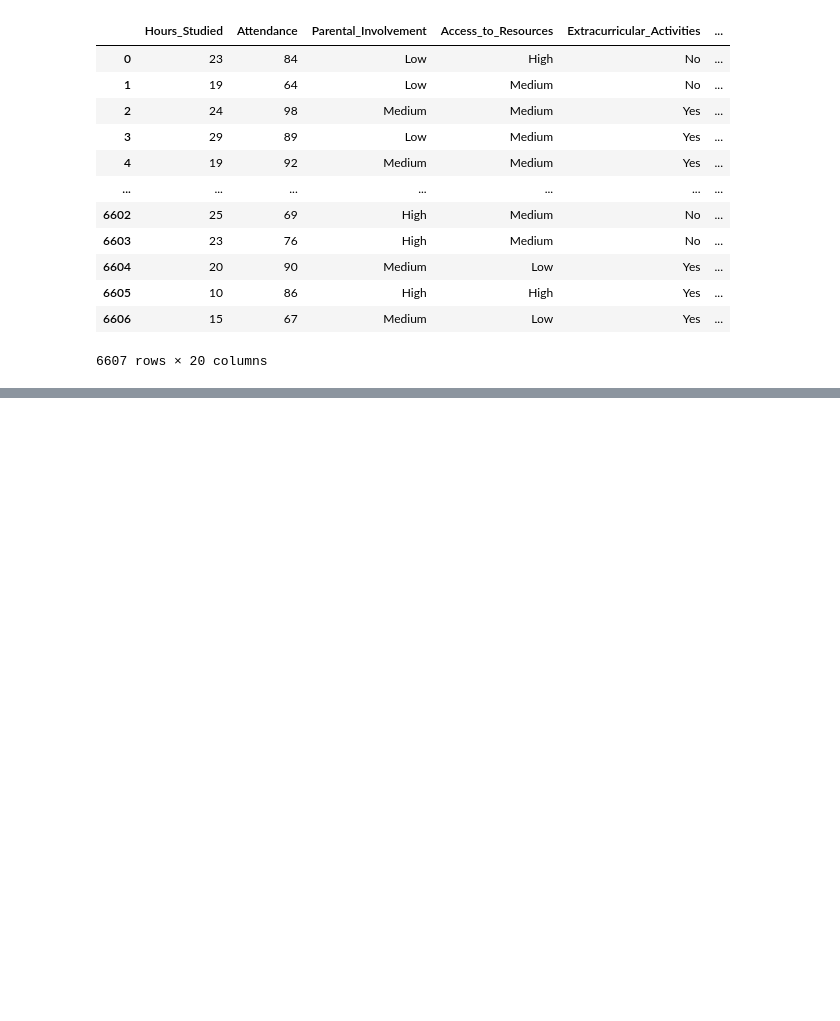
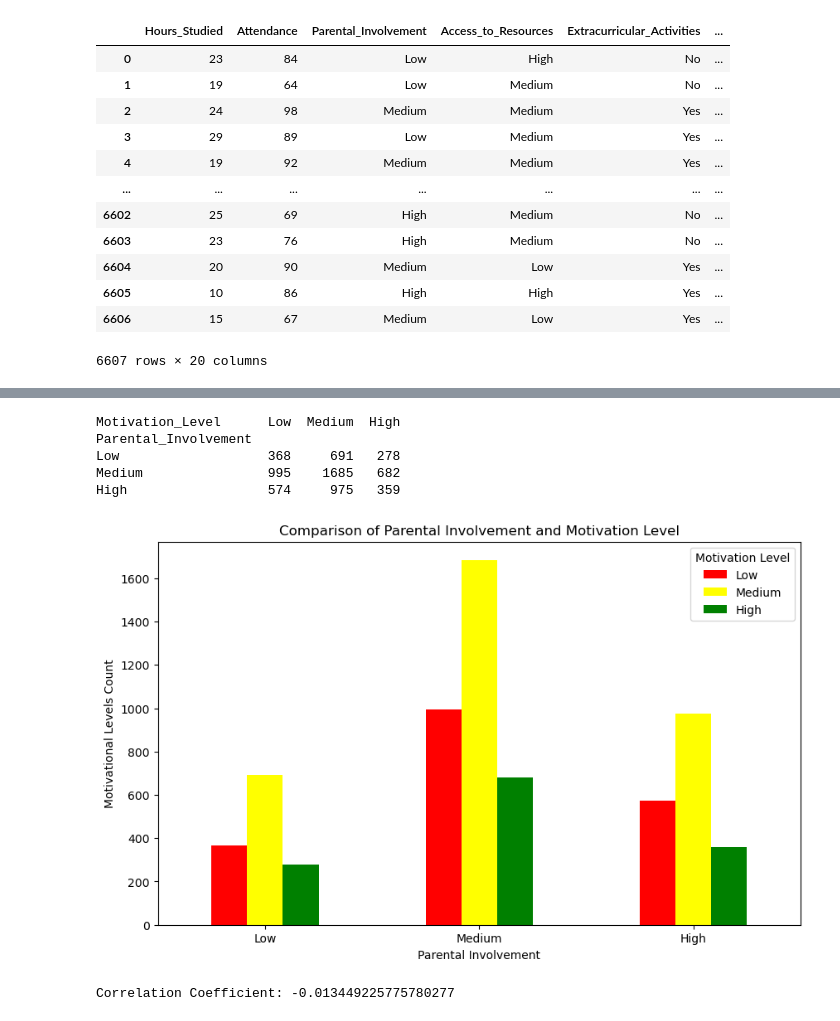
Before and after one commit to mgreiss/Project-1---SMU, a Jupyter notebook: dataExploration.ipynb, the cells around one changed output, grey strips where cells are left out. Drawn from its saved outputs; the diff is of its cells as text; code cells hidden in the pictures; blank space fills up the shorter version.

```diff
--- a/dataExploration.ipynb
+++ b/dataExploration.ipynb
@@ -120,0 +97,9 @@ ValueError: Pandas data cast to numpy dtype of object. Check input data with np.
+# %%
+# Mapping dictionary
+mapping = {
+    'Low': 1,
+    'Medium': 2,
+    'High': 3
+}
+# %%
+student_df['Parental_Involvement_Numeric'] = student_df['Parental_Involvement'].map(mapping)
@@ -120,0 +133,56 @@ ValueError: Pandas data cast to numpy dtype of object. Check input data with np.
+# %%
+# Assuming student_df is your DataFrame
+contingency_table = pd.crosstab(student_df['Parental_Involvement'], student_df['Motivation_Level'])
+
+# Define the custom order for rows and columns
+row_order = ['Low', 'Medium', 'High']
+column_order = ['Low', 'Medium', 'High']
+
+# Sort the contingency table by the custom order for rows and columns
+contingency_table = contingency_table.reindex(index=row_order, fill_value=0)
+contingency_table = contingency_table.reindex(columns=column_order, fill_value=0)
+
+# Print the sorted contingency table
+print(contingency_table)
+# %% [output]
+Motivation_Level      Low  Medium  High
+Parental_Involvement
+Low                   368     691   278
+Medium                995    1685   682
+High                  574     975   359
+# %%
+# Define colors for each category
+color_map = {
+    'Low': 'red',
+    'Medium': 'yellow',
+    'High': 'green'
+}
+
+# Create a bar plot
+contingency_table.plot(kind='bar', color=[color_map[col] for col in contingency_table.columns], figsize=(10, 6))
+
+# Set the title and labels
+plt.title('Comparison of Parental Involvement and Motivation Level')
+plt.xlabel('Parental Involvement')
+plt.ylabel('Motivational Levels Count')
+plt.xticks(rotation=0)  # Rotate x-axis labels for better readability
+
+# Show the plot
+plt.legend(title='Motivation Level')
+plt.show()
+# %% [output]
+[figure, added]
+# %%
+student_df = pd.read_csv(student_data_path)
+
+le = LabelEncoder()
+
+encoded_df = student_df.copy()
+encoded_df['Parental_Involvement'] = le.fit_transform(student_df['Parental_Involvement'])
+encoded_df['Motivation_Level'] = le.fit_transform(student_df['Motivation_Level'])
+
+correlation = encoded_df['Parental_Involvement'].corr(encoded_df['Motivation_Level'])
+
+print("Correlation Coefficient between :", correlation)
+# %% [output]
+Correlation Coefficient: -0.013449225775780277
```
Also changed, not shown: parts of 18 cells of this notebook, 1 other file.
